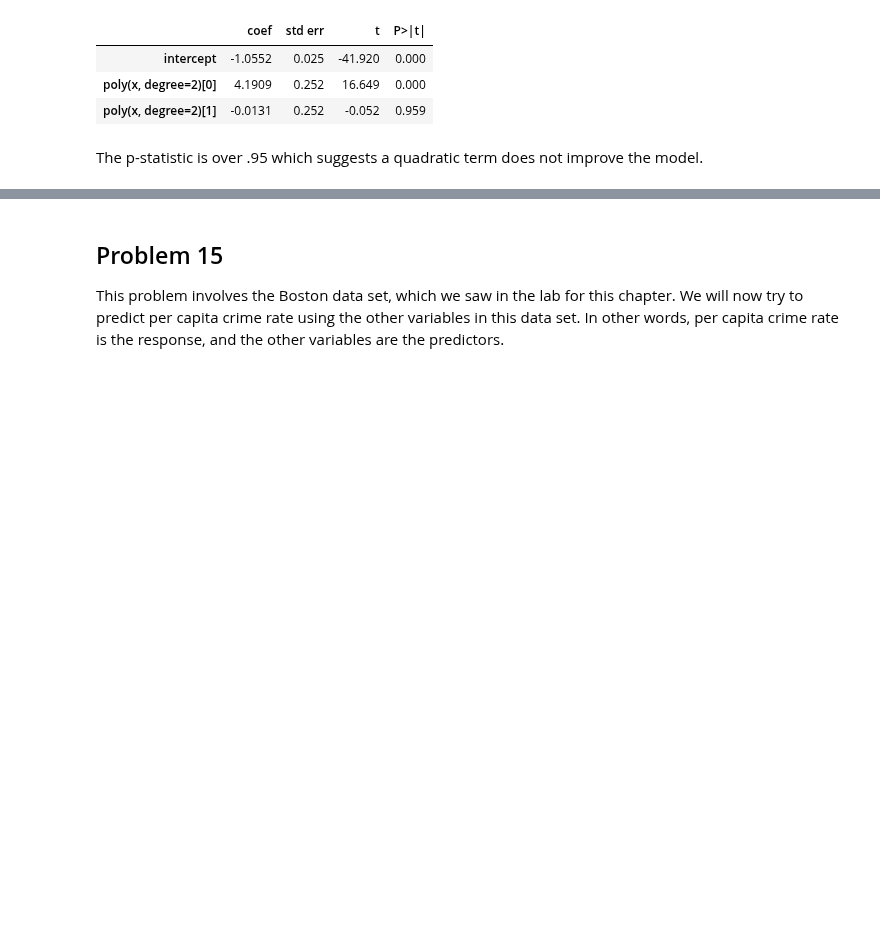
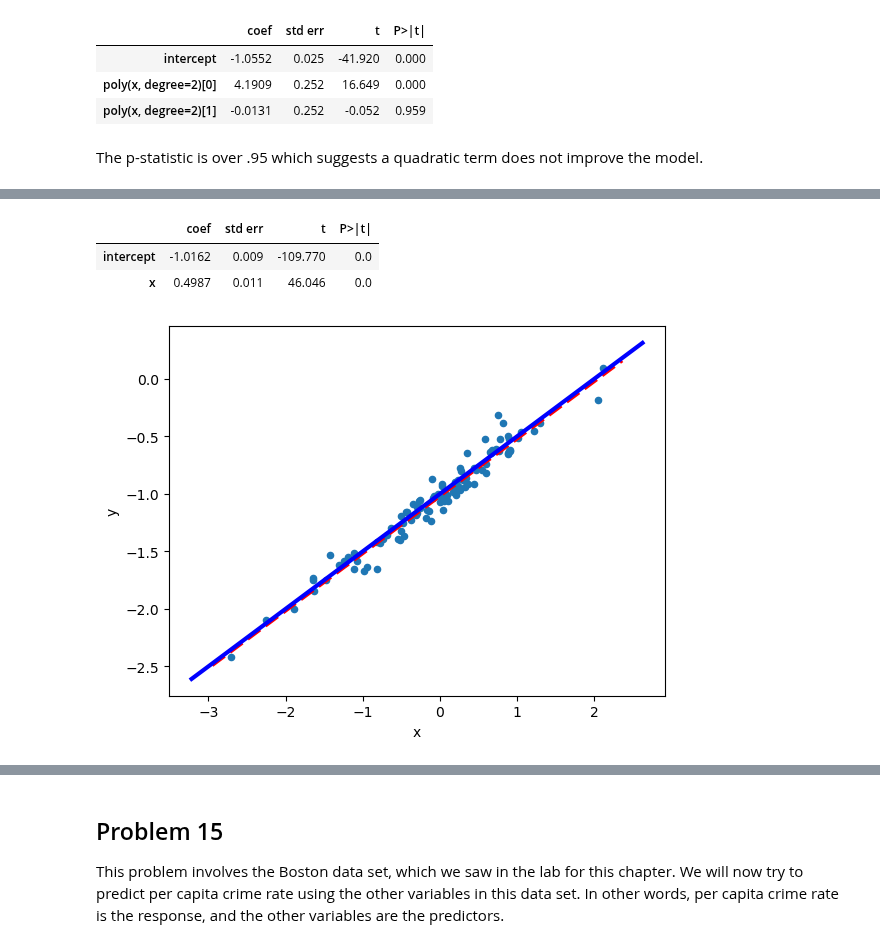
Before and after one commit to kmerkl22/k-s-ISL, a Jupyter notebook: Notebooks/Ch03-ISLExercises.ipynb, the cells around one changed output, grey strips where cells are left out. Drawn from its saved outputs; the diff is of its cells as text; code cells hidden in the pictures; blank space fills up the shorter version.

```diff
--- a/Notebooks/Ch03-ISLExercises.ipynb
+++ b/Notebooks/Ch03-ISLExercises.ipynb
@@ -528,0 +532,30 @@ To Do: Parts h-j
+# %%
+# reduce noise from .25 to .1
+eps = rng.normal(0,0.1,size=100)
+y = -1 + 0.5*x + eps
+# create a dataframe
+df = pd.DataFrame({'x': x, 'y': y})
+design = MS(['x'])
+X = design.fit_transform(df)
+
+model = sm.OLS(y, X)
+results1 = model.fit()
+summarize(results1)
+# %% [output]
+|  | coef | std err | t | P>|t| |
+| intercept | -1.0162 | 0.009 | -109.770 | 0.0 |
+| x | 0.4987 | 0.011 | 46.046 | 0.0 |
+# %%
+ax = df.plot.scatter('x','y')
+abline(ax,
+       results1.params[0],
+       results1.params[1],
+       'r--',
+       linewidth=3)
+abline(ax,
+       -1,
+       0.5,
+       'b',
+       linewidth=3)
+# %% [output]
+[figure, added]
```
Also changed, not shown: parts of 18 cells of this notebook.
